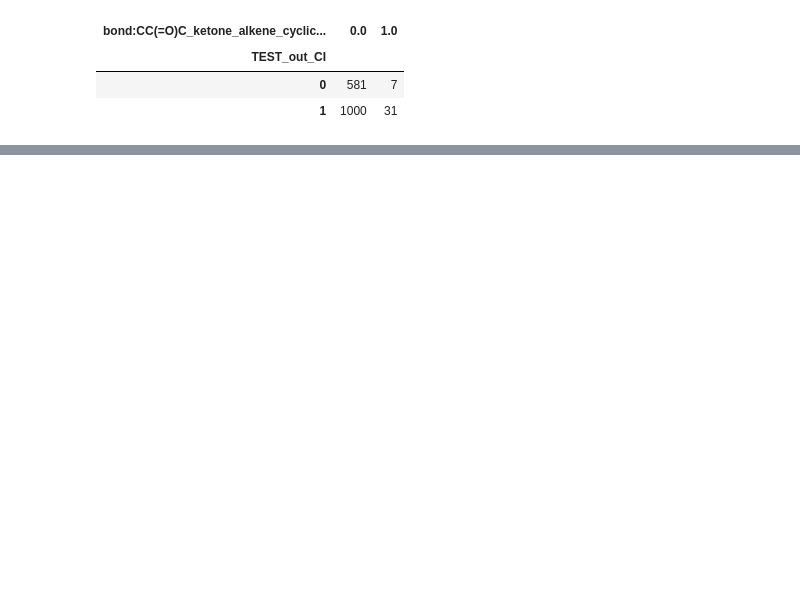
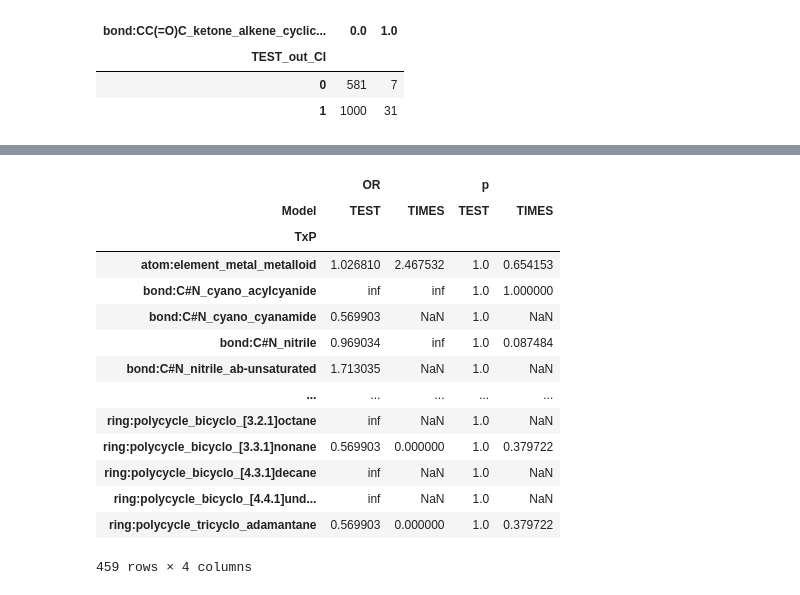
Before and after one commit to g-patlewicz/acute, a Jupyter notebook: notebooks/03_enrichments.ipynb, the cells around one changed output, grey strips where cells are left out. Saved outputs shown, nothing was run; the diff lists cells and outputs as text; code cells hidden in the pictures; blank space fills up the shorter version.

```diff
--- a/notebooks/03_enrichments.ipynb
+++ b/notebooks/03_enrichments.ipynb
@@ -132,0 +322,18 @@ TIMES_enrichments[(TIMES_enrichments['OR'] >= 2.5) & (TIMES_enrichments['p'] < 0
+# %%
+enrich_pivot
+# %% [output]
+|  | OR |  | p |  |
+| Model | TEST | TIMES | TEST | TIMES |
+| TxP |  |  |  |  |
+| atom:element_metal_metalloid | 1.026810 | 2.467532 | 1.0 | 0.654153 |
+| bond:C#N_cyano_acylcyanide | inf | inf | 1.0 | 1.000000 |
+| bond:C#N_cyano_cyanamide | 0.569903 | NaN | 1.0 | NaN |
+| bond:C#N_nitrile | 0.969034 | inf | 1.0 | 0.087484 |
+| bond:C#N_nitrile_ab-unsaturated | 1.713035 | NaN | 1.0 | NaN |
+| ... | ... | ... | ... | ... |
+| ring:polycycle_bicyclo_[3.2.1]octane | inf | NaN | 1.0 | NaN |
+| ring:polycycle_bicyclo_[3.3.1]nonane | 0.569903 | 0.000000 | 1.0 | 0.379722 |
+| ring:polycycle_bicyclo_[4.3.1]decane | inf | NaN | 1.0 | NaN |
+| ring:polycycle_bicyclo_[4.4.1]und... | inf | NaN | 1.0 | NaN |
+| ring:polycycle_tricyclo_adamantane | 0.569903 | 0.000000 | 1.0 | 0.379722 |
+459 rows × 4 columns
```
Also changed, not shown: parts of 37 cells of this notebook, 1 other file.
